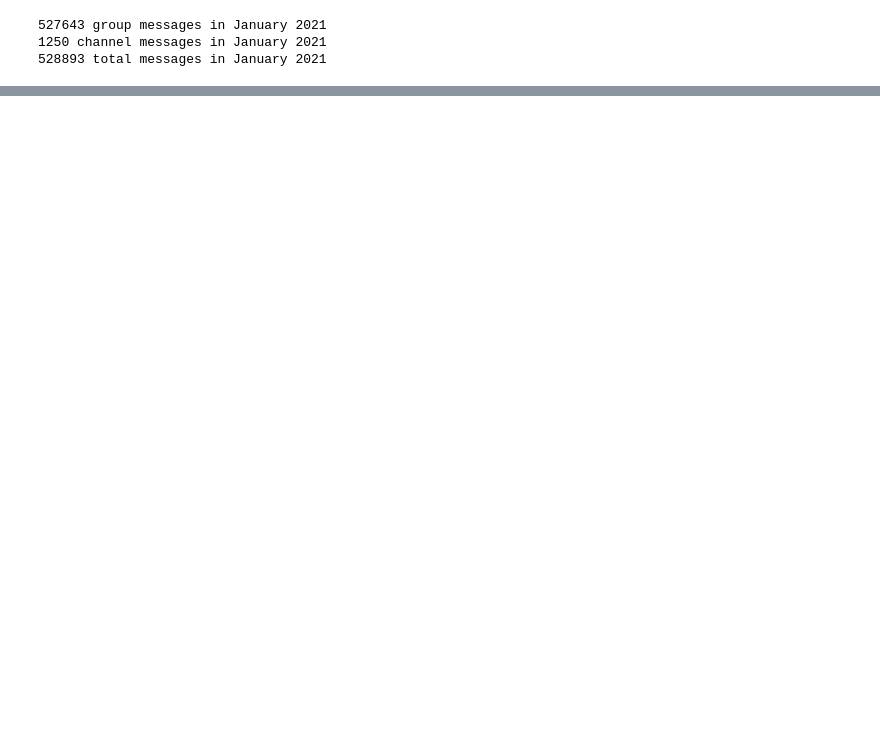
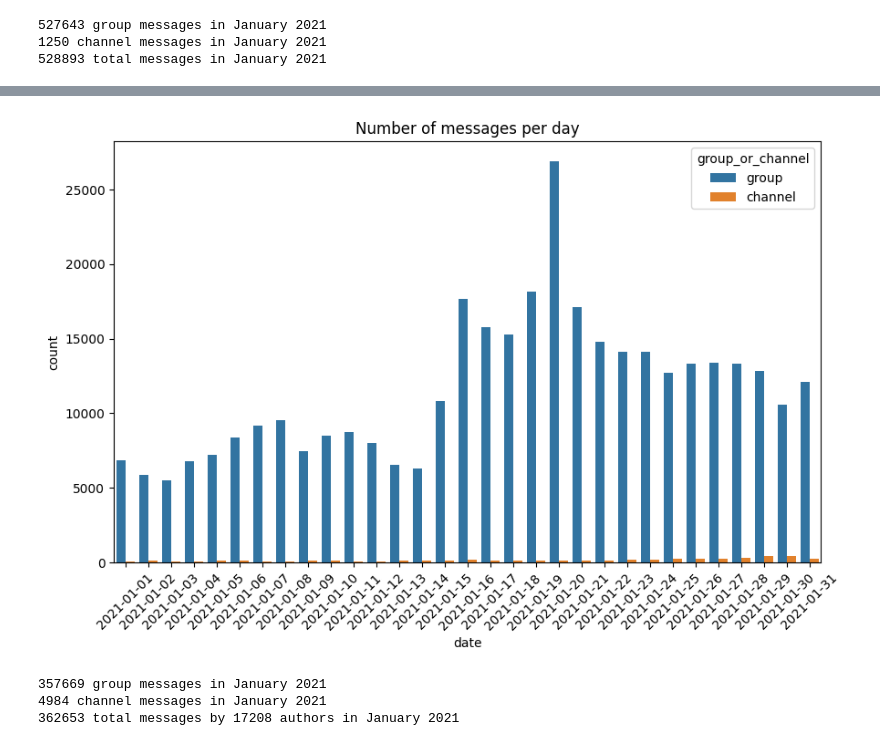
Before and after one commit to krugeremily/DAEGC_Conspiratorial_Actor_Typology, a Jupyter notebook: notebooks/Jan2021_subset.ipynb, the cells around one changed output, grey strips where cells are left out. Saved outputs shown, nothing was run; the diff lists cells and outputs as text; code cells hidden in the pictures; blank space fills up the shorter version.

```diff
--- a/notebooks/Jan2021_subset.ipynb
+++ b/notebooks/Jan2021_subset.ipynb
@@ -71,0 +100,32 @@ all_messages.to_csv('../data/january_2021_groups_and_channels.csv.gzip', compres
+# %%
+# reformatting columns
+all_messages['date'] = pd.to_datetime(all_messages['posting_date']).dt.date
+all_messages.rename(columns={'uid': 'UID_key'}, inplace=True)
+# currently no transcribed messages in sample; to make sure that the code works, we will add an empty transcribed message
+all_messages['transcribed_message'] = ''
+# %%
+# only keep relevant columns
+all_messages = all_messages[['UID_key','author', 'message','fwd_message', 'date', 'transcribed_message', 'group_or_channel', 'group_name', 'fwd_author']]
+# %%
+# filter down to only contain dates form January 2021
+all_messages = all_messages[(all_messages['date'] >= pd.to_datetime('2021-01-01').date()) & (all_messages['date'] <= pd.to_datetime('2021-01-31').date())]
+# %%
+# Sort by date in ascending order
+all_messages = all_messages.sort_values(by='date', ascending=True)
+# %%
+# plot number of messages per day
+fig, ax = plt.subplots(figsize=(10, 6))
+sns.countplot(data=all_messages, x='date', hue='group_or_channel', ax=ax)
+plt.xticks(rotation=45)
+plt.title('Number of messages per day')
+plt.show()
+# %% [output]
+[figure, added]
+# %%
+print(f'{len(all_messages[all_messages["group_or_channel"] == "group"])} group messages in January 2021')
+print(f'{len(all_messages[all_messages["group_or_channel"] == "channel"])} channel messages in January 2021')
+print(f'{len(all_messages)} total messages by {len(all_messages["author"].unique())} authors in January 2021')
+# %% [output]
+357669 group messages in January 2021
+4984 channel messages in January 2021
+362653 total messages by 17208 authors in January 2021
```
Also changed, not shown: parts of 12 cells of this notebook, 20 other files.
